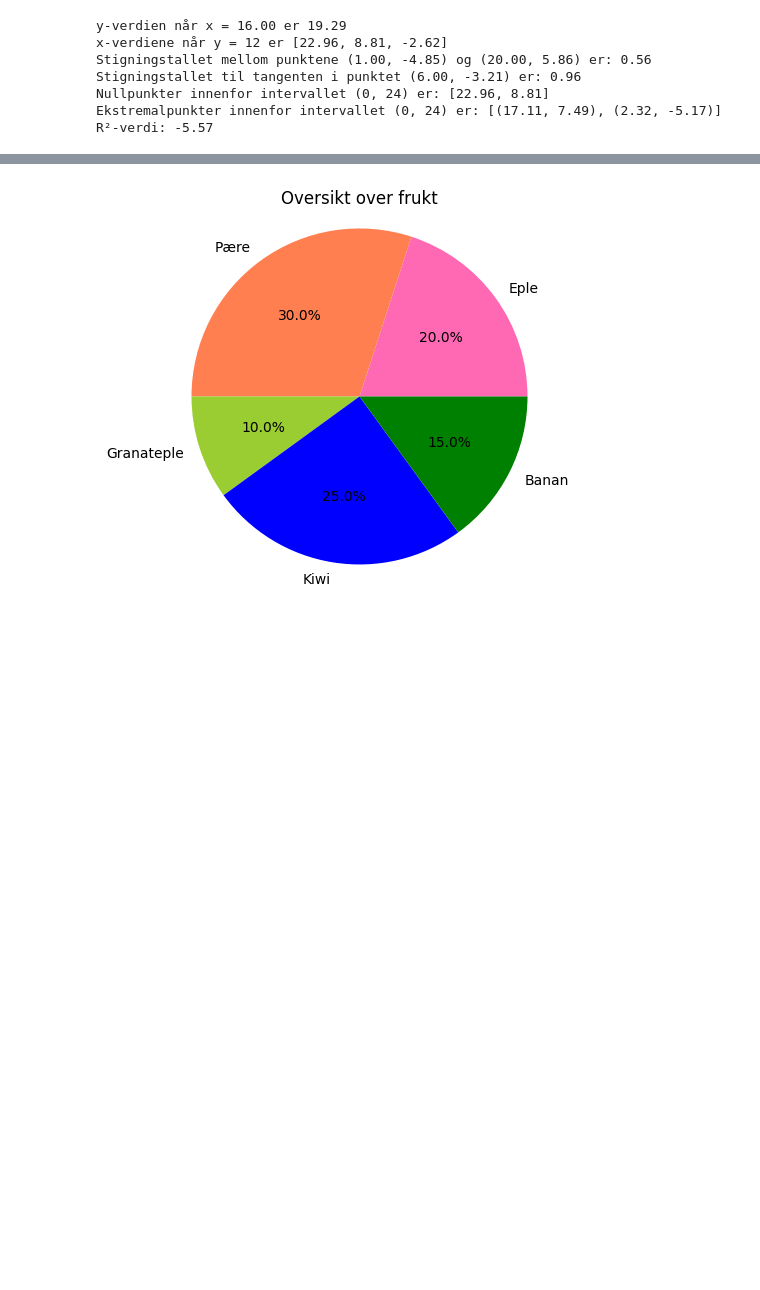
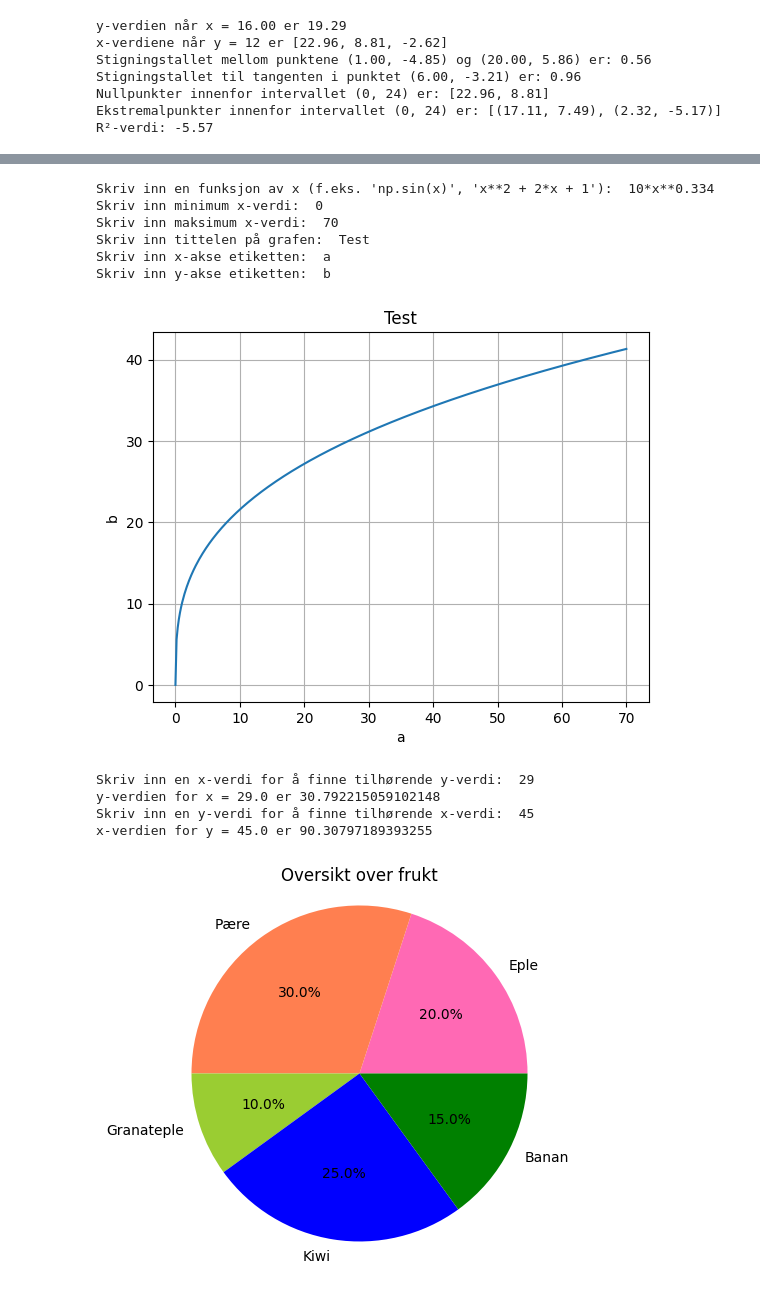
Before and after one commit to hanska91/Matematikk-2P-Y, a Jupyter notebook: Matematikkboka 2P-Y + Litt annet.ipynb, the cells around one changed output, grey strips where cells are left out. Drawn from its saved outputs; the diff is of its cells as text; code cells hidden in the pictures; blank space fills up the shorter version.

```diff
--- a/Matematikkboka 2P-Y + Litt annet.ipynb
+++ b/Matematikkboka 2P-Y + Litt annet.ipynb
@@ -2900,6 +2925,63 @@ x-verdien når y = 45 er 90.83
 Stigningstallet mellom punktene (1.00, 10.00) og (60.00, 39.19) er: 0.49
 Stigningstallet til tangenten i punktet (6, 18.17) er: 1.01
 R^2-verdi: 1.00
+# %%
+# Spør funksjonen for å lage hvilken som helst funksjon, spør også om x-verdi og tilhørende y-verdi og motsatt :)
+import numpy as np
+import matplotlib.pyplot as plt
+
+# Be brukeren om funksjonen
+funksjon_str = input("Skriv inn en funksjon av x (f.eks. 'np.sin(x)', 'x**2 + 2*x + 1'): ")
+
+# Be brukeren om x-verdiene
+x_min = float(input("Skriv inn minimum x-verdi: "))
+x_max = float(input("Skriv inn maksimum x-verdi: "))
+
+# Be brukeren om tittel og akseetiketter
+tittel = input("Skriv inn tittelen på grafen: ")
+x_akse = input("Skriv inn x-akse etiketten: ")
+y_akse = input("Skriv inn y-akse etiketten: ")
+
+# Generer x-verdier
+x = np.linspace(x_min, x_max, 400)
+
+# Evaluer funksjonen
+y = eval(funksjon_str)
+
+# Plot funksjonen
+plt.plot(x, y)
+plt.title(tittel)
+plt.xlabel(x_akse)
+plt.ylabel(y_akse)
+plt.grid(True)
+
+# Vis grafen
+plt.show()
+
+# Be brukeren om en bestemt x-verdi for å finne tilhørende y-verdi
+x_verdi = float(input("Skriv inn en x-verdi for å finne tilhørende y-verdi: "))
+y_verdi = eval(funksjon_str.replace('x', str(x_verdi)))
+print(f"y-verdien for x = {x_verdi} er {y_verdi}")
+
+# Be brukeren om en bestemt y-verdi for å finne tilhørende x-verdi
+y_verdi = float(input("Skriv inn en y-verdi for å finne tilhørende x-verdi: "))
+# Dette krever en invers funksjon, så vi bruker en numerisk metode
+from scipy.optimize import fsolve
+inverse_funksjon = lambda x: eval(funksjon_str) - y_verdi
+x_verdi = fsolve(inverse_funksjon, x_min)[0]
+print(f"x-verdien for y = {y_verdi} er {x_verdi}")
+# %% [output]
+Skriv inn en funksjon av x (f.eks. 'np.sin(x)', 'x**2 + 2*x + 1'):  10*x**0.334
+Skriv inn minimum x-verdi:  0
+Skriv inn maksimum x-verdi:  70
+Skriv inn tittelen på grafen:  Test
+Skriv inn x-akse etiketten:  a
+Skriv inn y-akse etiketten:  b
+[figure, added]
+Skriv inn en x-verdi for å finne tilhørende y-verdi:  29
+y-verdien for x = 29.0 er 30.792215059102148
+Skriv inn en y-verdi for å finne tilhørende x-verdi:  45
+x-verdien for y = 45.0 er 90.30797189393255
 # %%
 # Søyle, sektor og linjediagram med 1 sett med frekvenser
 import matplotlib.pyplot as plt
```
Also changed, not shown: parts of 13 cells of this notebook.
